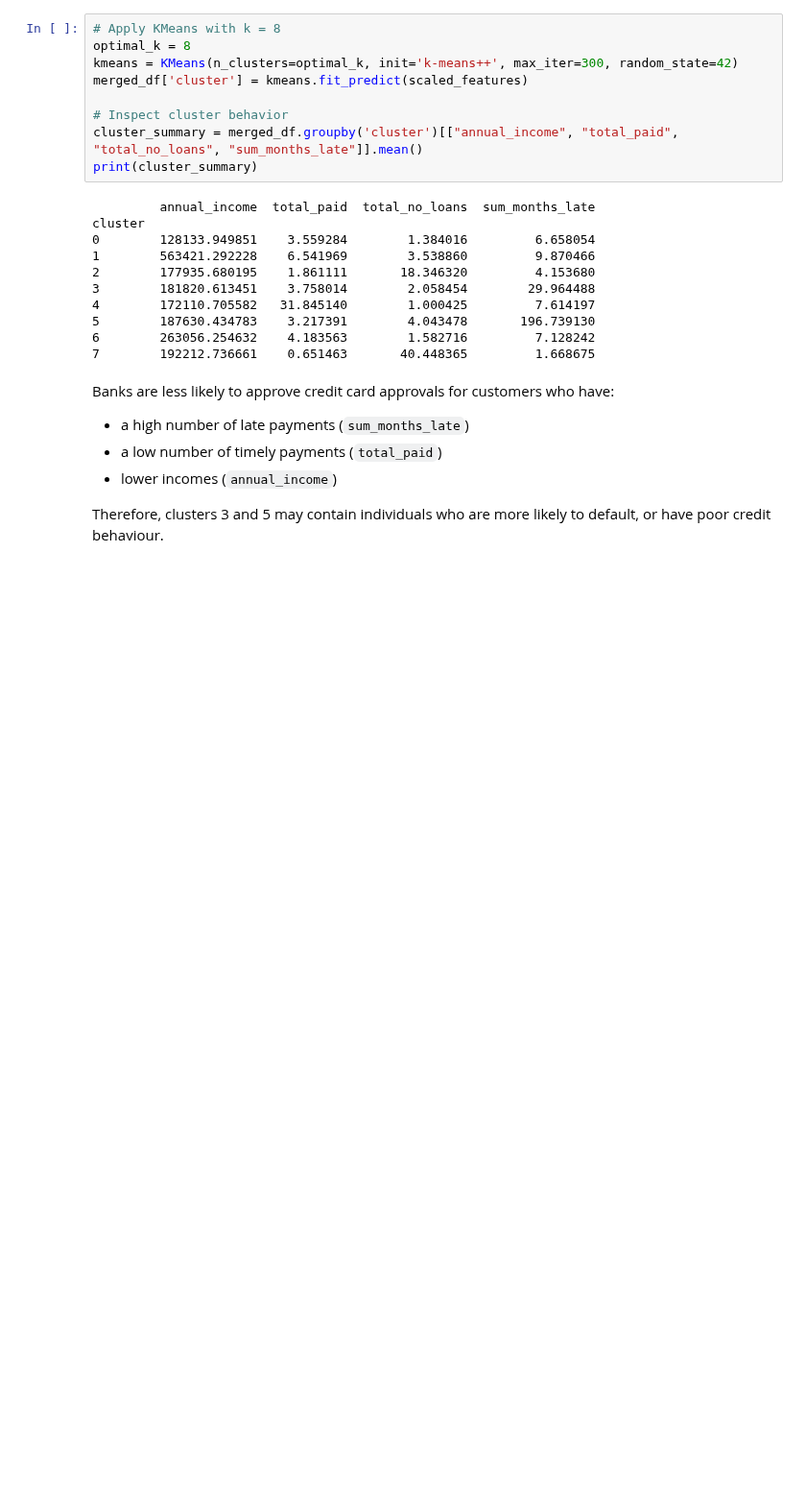
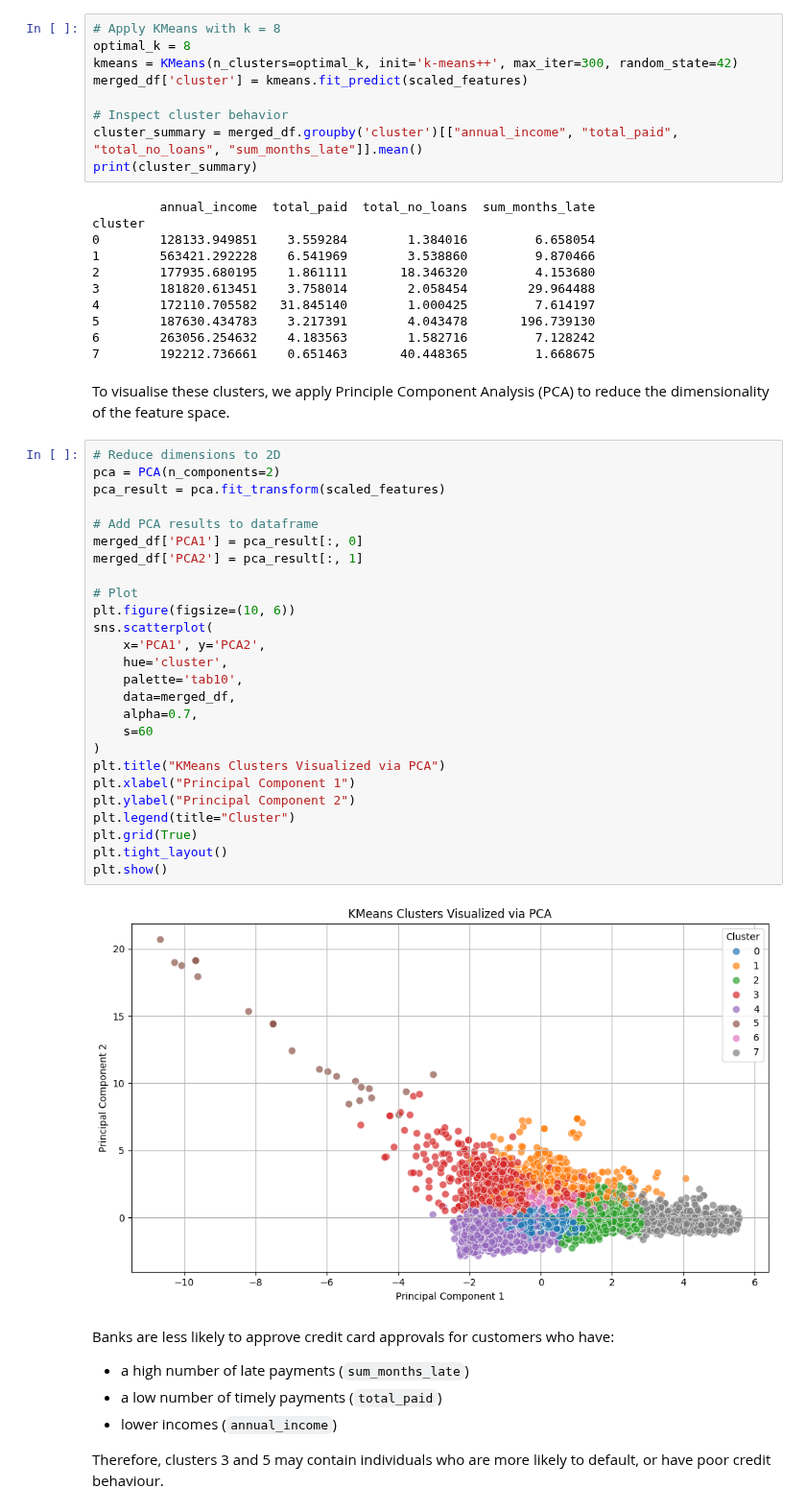
Before and after one commit to ashleytoh/cs3244-project-group-23, a Jupyter notebook: data_preprocessing/feature_engineering.ipynb, the cells around one changed output. Shown at 96% size. Drawn from its saved outputs; the diff is of its cells as text; blank space fills up the shorter version.

```diff
--- a/data_preprocessing/feature_engineering.ipynb
+++ b/data_preprocessing/feature_engineering.ipynb
@@ -265,6 +266,36 @@ cluster
 5        187630.434783    3.217391        4.043478       196.739130
 6        263056.254632    4.183563        1.582716         7.128242
 7        192212.736661    0.651463       40.448365         1.668675
+# %% [markdown]
+To visualise these clusters, we apply Principle Component Analysis (PCA) to reduce the dimensionality of the feature space.
+# %%
+# Reduce dimensions to 2D
+pca = PCA(n_components=2)
+pca_result = pca.fit_transform(scaled_features)
+
+# Add PCA results to dataframe
+merged_df['PCA1'] = pca_result[:, 0]
+merged_df['PCA2'] = pca_result[:, 1]
+
+# Plot
+plt.figure(figsize=(10, 6))
+sns.scatterplot(
+    x='PCA1', y='PCA2',
+    hue='cluster',
+    palette='tab10',
+    data=merged_df,
+    alpha=0.7,
+    s=60
+)
+plt.title("KMeans Clusters Visualized via PCA")
+plt.xlabel("Principal Component 1")
+plt.ylabel("Principal Component 2")
+plt.legend(title="Cluster")
+plt.grid(True)
+plt.tight_layout()
+plt.show()
+# %% [output]
+[figure, added]
 # %% [markdown]
 Banks are less likely to approve credit card approvals for customers who have:
 - a high number of late payments (`sum_months_late`)
```
Also changed, not shown: parts of 3 cells of this notebook.
